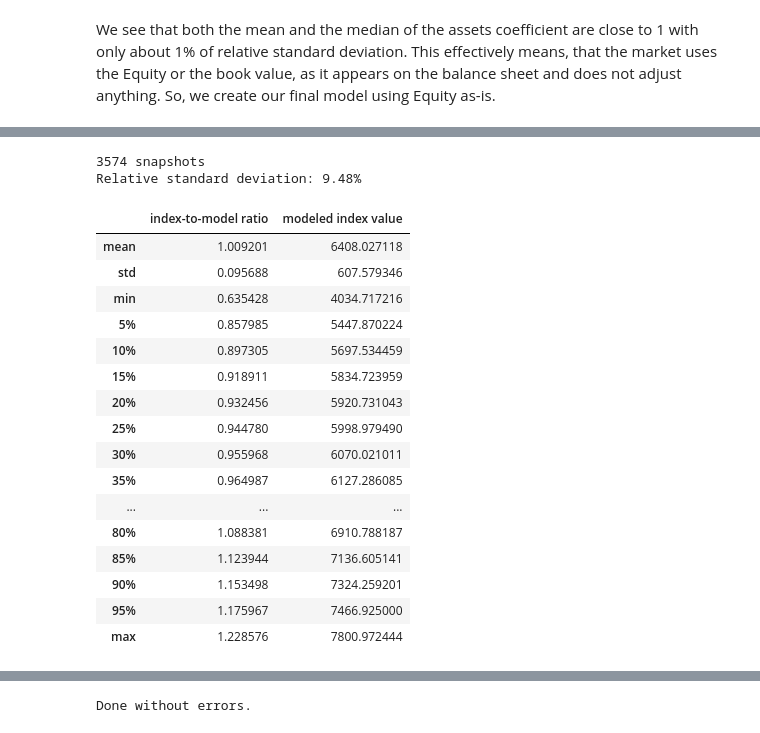
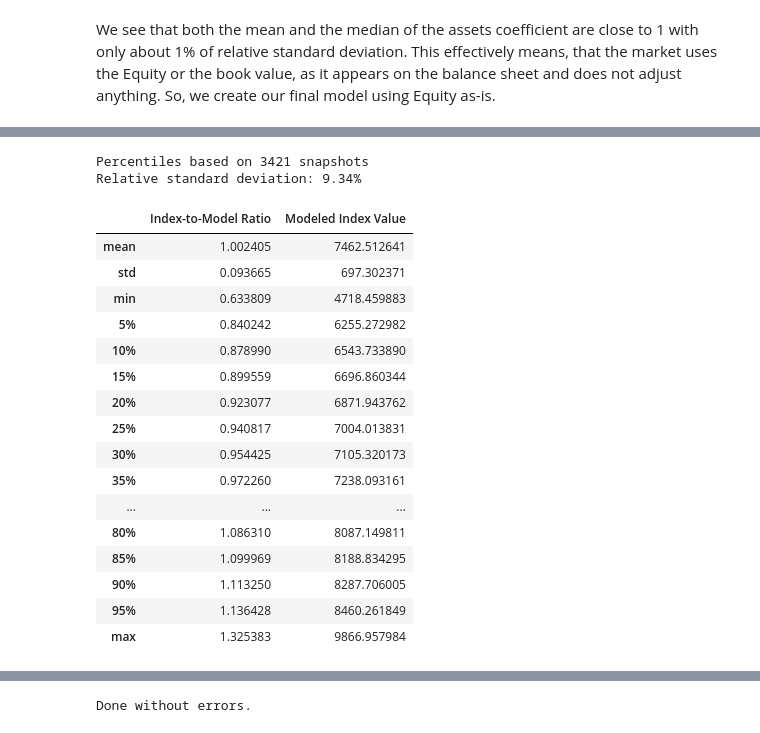
Before and after one commit to vladosht/fundamental-data, a Jupyter notebook: s-p-500-fundamental-data-model.ipynb, the cells around one changed output, grey strips where cells are left out. Cells and saved outputs as stored; diff of their text form; code cells hidden in the pictures.

```diff
--- a/s-p-500-fundamental-data-model.ipynb
+++ b/s-p-500-fundamental-data-model.ipynb
@@ -177,0 +174,8 @@ S&P500 = 2336.38 * ( +1.0*Equity -0.64*NetCashOperating_ttm -0.09*Revenue_ttm +0
+# %%
+result = pd.concat([model_features,
+                    market[ml_label],
+                    pd.Series(model.predict(model_features),
+                              index=model_features.index,
+                              name='model')],
+                  axis='columns')
+result
@@ -189,27 +207,0 @@ As we use an outlier-resistent linear regression for our model, it deviates from
-# %%
-def plot_fit(p_df):
-    regressor_data = p_df[['model',ml_label]].copy()
-
-    regressor = linear_model.LinearRegression().fit(X=regressor_data[['model']],y=regressor_data[ml_label])
-    regressor_data['re-fit'] = regressor.predict(regressor_data[['model']])
-
-    print('R-squared:')
-    print(regressor_data.corr()**2)
-    print(f"Residual slope: a={regressor.coef_}, b={regressor.intercept_}")
-
-    regressor_data.plot.scatter(x=ml_label,y='model',s=1)
-    regressor_x = np.linspace(regressor_data['model'].min(),regressor_data['model'].max(),100)
-    plt.plot(regressor.predict(pd.DataFrame(pd.Series(regressor_x).rename('model'))),regressor_x,c='r')
-    plt.show()
-
-    regressor_data[[ml_label,'model','re-fit']].plot(grid=True,figsize=(20,5),legend=True)
-    plt.show()
-
-    p_df['re-fit'] = regressor_data['re-fit']
-    return p_df
-
-result = market.copy()
-result['Equity'] = model_features['Equity']
-result['model'] = model.predict(result[model_features.columns])
-result = plot_fit(result)
-result.tail(4)
@@ -248,30 +228,30 @@ We can divide the index values by the model values and see the median and mean o
 # %%
 max_percentiles = 20
 percentiles = (result[ml_label]/result['model']).describe(percentiles=[i/max_percentiles for i in range(1,max_percentiles)])
-print(int(percentiles['count']),"snapshots")
-percentiles = percentiles.drop(index=['count']).rename('index-to-model ratio').to_frame()
+print(f"Percentiles based on {int(percentiles['count'])} snapshots")
+print('Relative standard deviation: {:.2%}'.format(percentiles.loc['std'] / percentiles.loc['mean']))
+percentiles = percentiles.drop(index=['count']).rename('Index-to-Model Ratio').to_frame()
 # Multiply the percentiles by the latest model value
-percentiles['modeled index value'] = percentiles[percentiles.columns[0]]*result.loc[result.tail(1).index[0]]['model']
-print('Relative standard deviation: {:.2%}'.format(percentiles.loc['std',percentiles.columns[1]] / percentiles.loc['mean',percentiles.columns[1]]))
+percentiles['Modeled Index Value'] = percentiles.iloc[:,0]*result['model'].iloc[-1]
 percentiles
 # %% [output]
-3574 snapshots
-Relative standard deviation: 9.48%
+Percentiles based on 3421 snapshots
+Relative standard deviation: 9.34%
-|  | index-to-model ratio | modeled index value |
-| mean | 1.009201 | 6408.027118 |
-| std | 0.095688 | 607.579346 |
-| min | 0.635428 | 4034.717216 |
-| 5% | 0.857985 | 5447.870224 |
-| 10% | 0.897305 | 5697.534459 |
-| 15% | 0.918911 | 5834.723959 |
-| 20% | 0.932456 | 5920.731043 |
-| 25% | 0.944780 | 5998.979490 |
-| 30% | 0.955968 | 6070.021011 |
-| 35% | 0.964987 | 6127.286085 |
+|  | Index-to-Model Ratio | Modeled Index Value |
+| mean | 1.002405 | 7462.512641 |
+| std | 0.093665 | 697.302371 |
+| min | 0.633809 | 4718.459883 |
+| 5% | 0.840242 | 6255.272982 |
+| 10% | 0.878990 | 6543.733890 |
+| 15% | 0.899559 | 6696.860344 |
+| 20% | 0.923077 | 6871.943762 |
+| 25% | 0.940817 | 7004.013831 |
+| 30% | 0.954425 | 7105.320173 |
+| 35% | 0.972260 | 7238.093161 |
 | ... | ... | ... |
-| 80% | 1.088381 | 6910.788187 |
-| 85% | 1.123944 | 7136.605141 |
-| 90% | 1.153498 | 7324.259201 |
-| 95% | 1.175967 | 7466.925000 |
-| max | 1.228576 | 7800.972444 |
+| 80% | 1.086310 | 8087.149811 |
+| 85% | 1.099969 | 8188.834295 |
+| 90% | 1.113250 | 8287.706005 |
+| 95% | 1.136428 | 8460.261849 |
+| max | 1.325383 | 9866.957984 |
 # %% [markdown]
```
Also changed, not shown: parts of 34 cells of this notebook.
